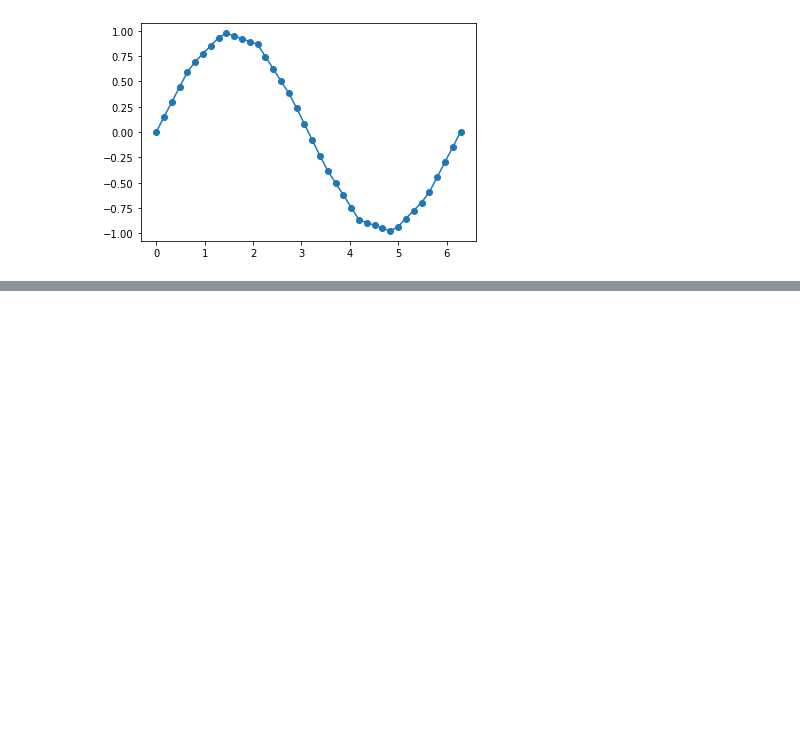
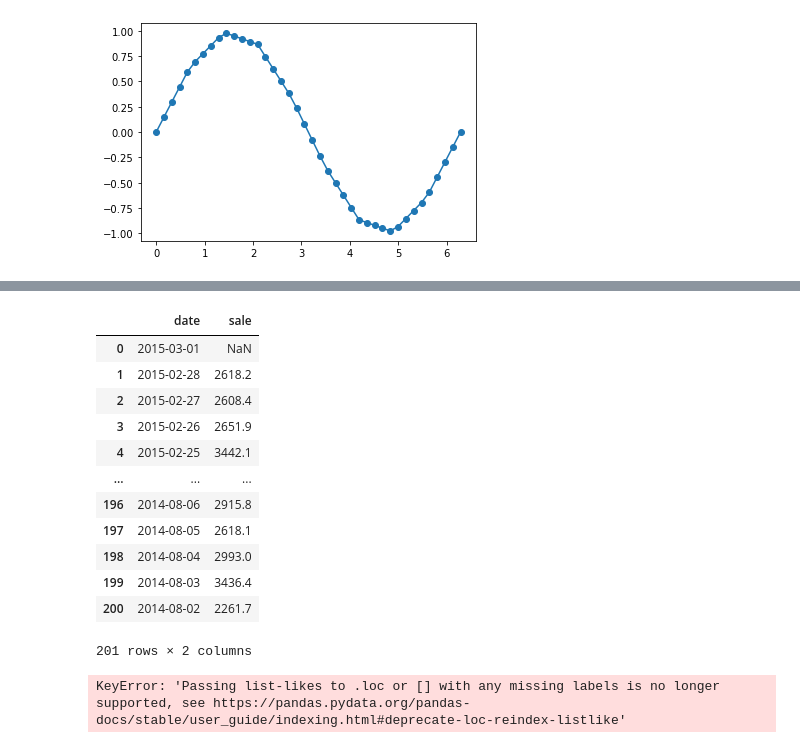
Before and after one commit to setsuren/vs1, a Jupyter notebook: 插值.ipynb, the cells around one changed output, grey strips where cells are left out. Drawn from its saved outputs; the diff is of its cells as text; code cells hidden in the pictures; blank space fills up the shorter version.

```diff
--- a/插值.ipynb
+++ b/插值.ipynb
@@ -35,0 +54,25 @@ sale = pd.read_excel('./')
+# %%
+data['sale'][(data['sale']<400)|(data['sale']>6000)] = np.NaN
+# %%
+data
+# %% [output]
+|  | date | sale |
+| 0 | 2015-03-01 | NaN |
+| 1 | 2015-02-28 | 2618.2 |
+| 2 | 2015-02-27 | 2608.4 |
+| 3 | 2015-02-26 | 2651.9 |
+| 4 | 2015-02-25 | 3442.1 |
+| ... | ... | ... |
+| 196 | 2014-08-06 | 2915.8 |
+| 197 | 2014-08-05 | 2618.1 |
+| 198 | 2014-08-04 | 2993.0 |
+| 199 | 2014-08-03 | 3436.4 |
+| 200 | 2014-08-02 | 2261.7 |
+201 rows × 2 columns
+# %%
+for i in data.columns:
+    for j in range(data[i].size):
+        if (data[i].isnull())[j]: #如果为空即插值。
+            data[i][j] = ployinterp_column(data[i], j)
+# %% [output]
+KeyError: 'Passing list-likes to .loc or [] with any missing labels is no longer supported, see https://pandas.pydata.org/pandas-docs/stable/user_guide/indexing.html#deprecate-loc-reindex-listlike'
```
Also changed, not shown: parts of 6 cells of this notebook, 2 other files.
